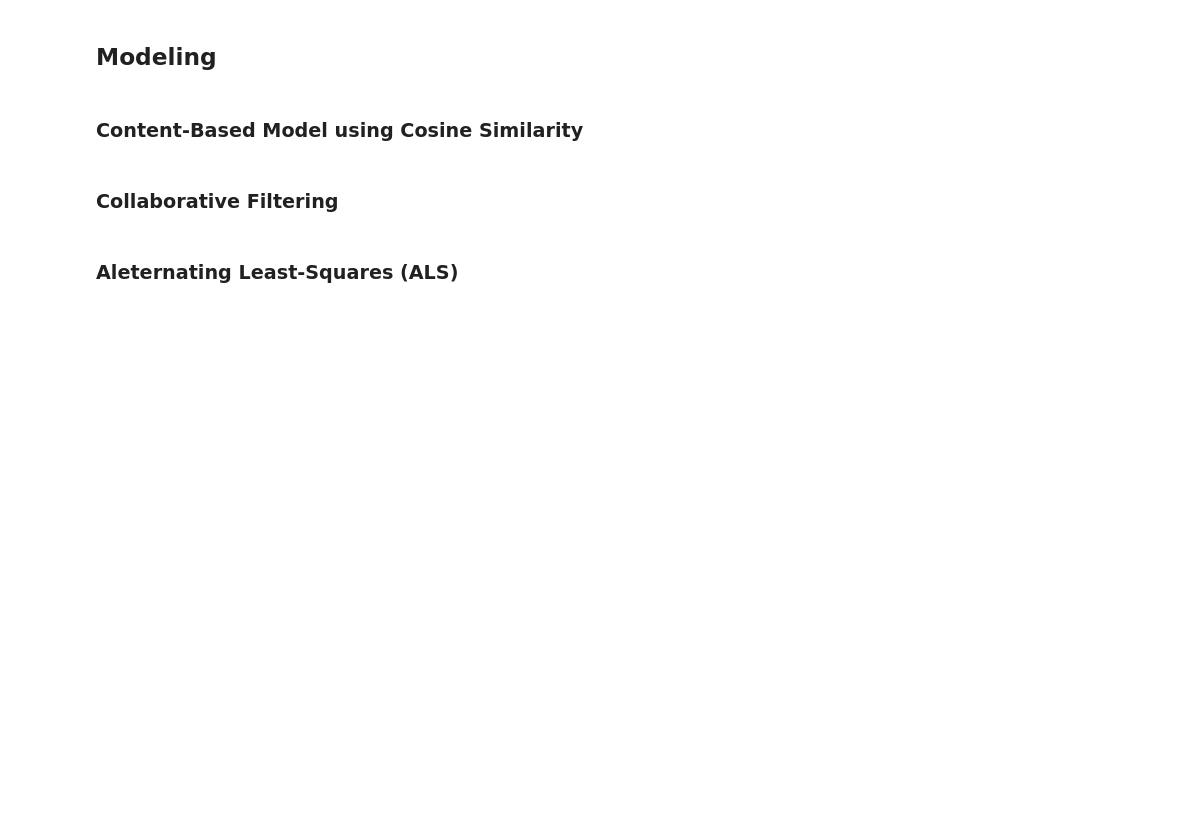
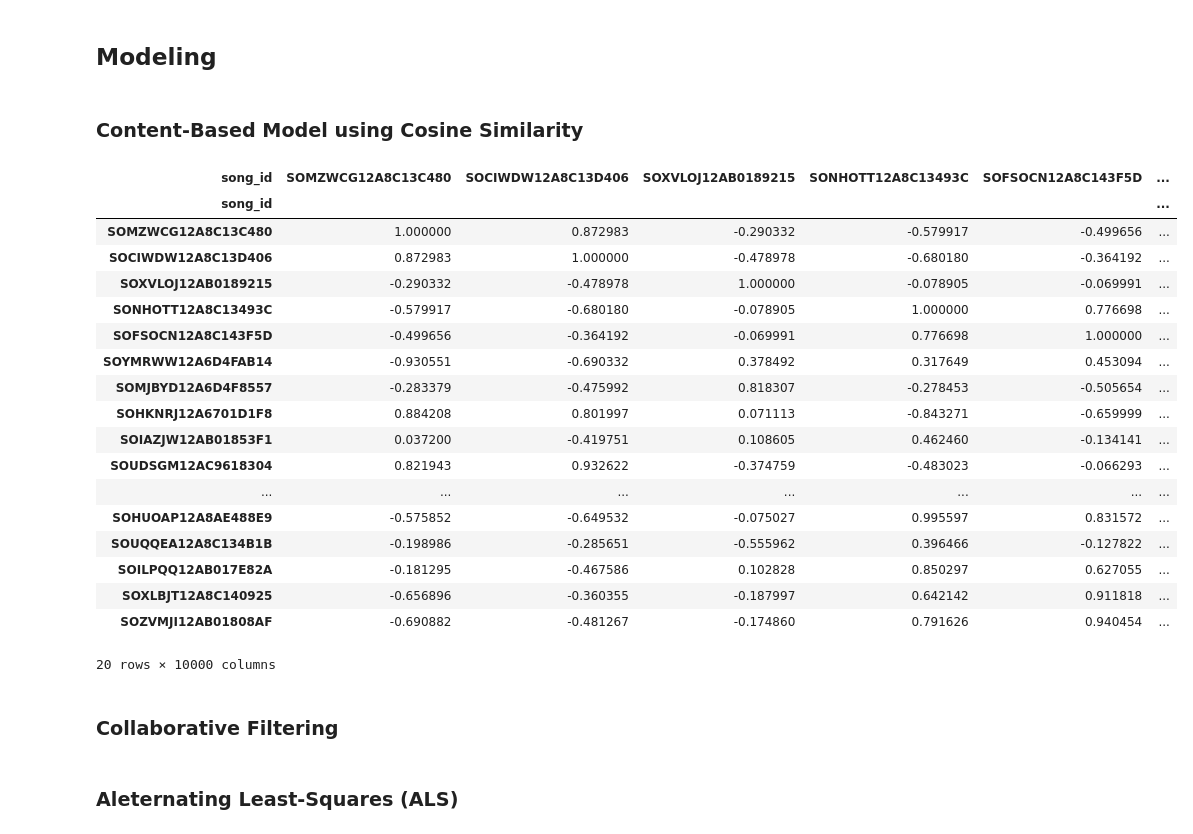
Before and after one commit to jamesleemeredith/Enhancing-Spotifys-Recommendation-System-with-Context-Specific-Music-Recommendations, a Jupyter notebook: index.ipynb, the cells around one changed output. Cells and saved outputs as stored; diff of their text form; code cells hidden in the pictures; blank space fills up the shorter version.

Commit message:
Adds first commit of cosign similarity model

```diff
--- a/index.ipynb
+++ b/index.ipynb
@@ -252,6 +313,37 @@ number of song files: 10000
 ## Modeling
 # %% [markdown]
 ### Content-Based Model using Cosine Similarity
+# %%
+features = ['mode', 'time_signature', 'tempo', 'loudness']
+# %%
+scaler = StandardScaler()
+df_test_scaled = scaler.fit_transform(df_test[features])
+# %%
+cosine_sim = cosine_similarity(df_test_scaled)
+# %%
+similarity_matrix = pd.DataFrame(cosine_sim, index=df['song_id'], columns=df['song_id'])
+# %%
+similarity_matrix.head(20)
+# %% [output]
+| song_id | SOMZWCG12A8C13C480 | SOCIWDW12A8C13D406 | SOXVLOJ12AB0189215 | SONHOTT12A8C13493C | SOFSOCN12A8C143F5D | ... |
+| song_id |  |  |  |  |  | ... |
+| SOMZWCG12A8C13C480 | 1.000000 | 0.872983 | -0.290332 | -0.579917 | -0.499656 | ... |
+| SOCIWDW12A8C13D406 | 0.872983 | 1.000000 | -0.478978 | -0.680180 | -0.364192 | ... |
+| SOXVLOJ12AB0189215 | -0.290332 | -0.478978 | 1.000000 | -0.078905 | -0.069991 | ... |
+| SONHOTT12A8C13493C | -0.579917 | -0.680180 | -0.078905 | 1.000000 | 0.776698 | ... |
+| SOFSOCN12A8C143F5D | -0.499656 | -0.364192 | -0.069991 | 0.776698 | 1.000000 | ... |
+| SOYMRWW12A6D4FAB14 | -0.930551 | -0.690332 | 0.378492 | 0.317649 | 0.453094 | ... |
+| SOMJBYD12A6D4F8557 | -0.283379 | -0.475992 | 0.818307 | -0.278453 | -0.505654 | ... |
+| SOHKNRJ12A6701D1F8 | 0.884208 | 0.801997 | 0.071113 | -0.843271 | -0.659999 | ... |
+| SOIAZJW12AB01853F1 | 0.037200 | -0.419751 | 0.108605 | 0.462460 | -0.134141 | ... |
+| SOUDSGM12AC9618304 | 0.821943 | 0.932622 | -0.374759 | -0.483023 | -0.066293 | ... |
+| ... | ... | ... | ... | ... | ... | ... |
+| SOHUOAP12A8AE488E9 | -0.575852 | -0.649532 | -0.075027 | 0.995597 | 0.831572 | ... |
+| SOUQQEA12A8C134B1B | -0.198986 | -0.285651 | -0.555962 | 0.396466 | -0.127822 | ... |
+| SOILPQQ12AB017E82A | -0.181295 | -0.467586 | 0.102828 | 0.850297 | 0.627055 | ... |
+| SOXLBJT12A8C140925 | -0.656896 | -0.360355 | -0.187997 | 0.642142 | 0.911818 | ... |
+| SOZVMJI12AB01808AF | -0.690882 | -0.481267 | -0.174860 | 0.791626 | 0.940454 | ... |
+20 rows × 10000 columns
 # %% [markdown]
 ### Collaborative Filtering
 # %% [markdown]
```
Also changed, not shown: parts of 8 cells of this notebook.
